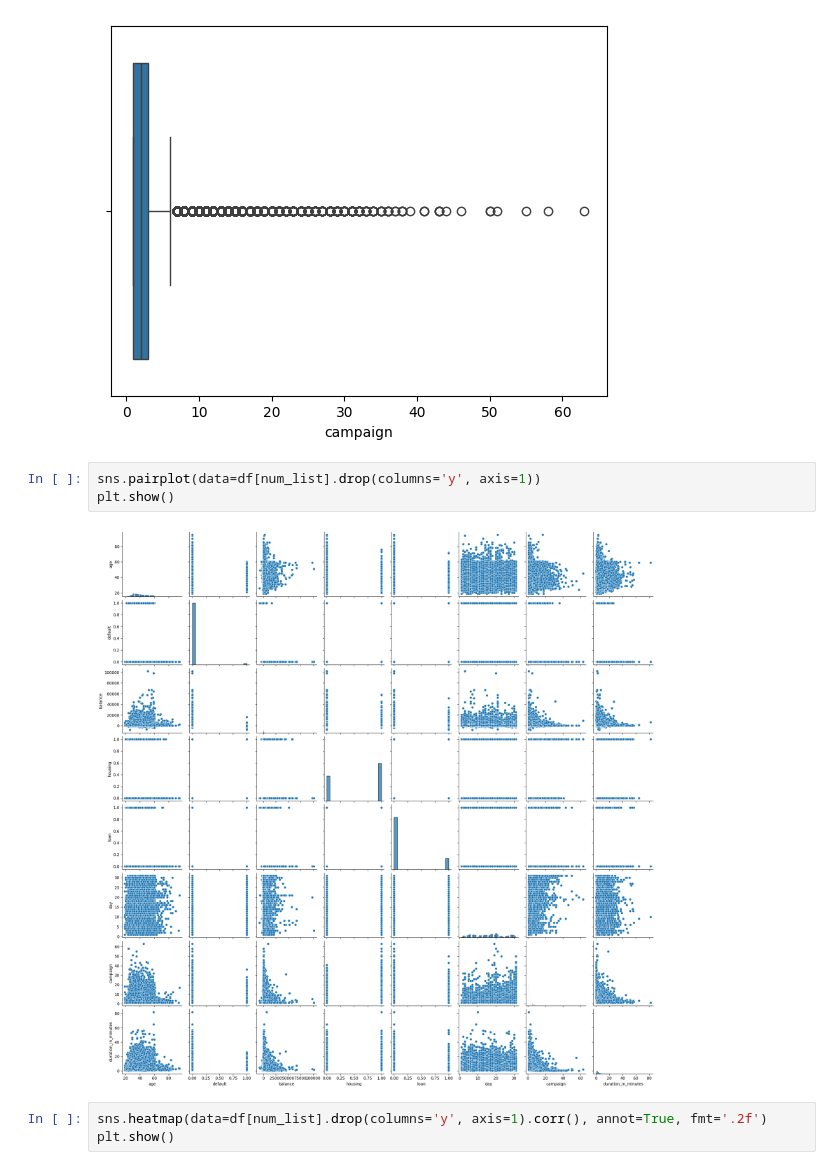
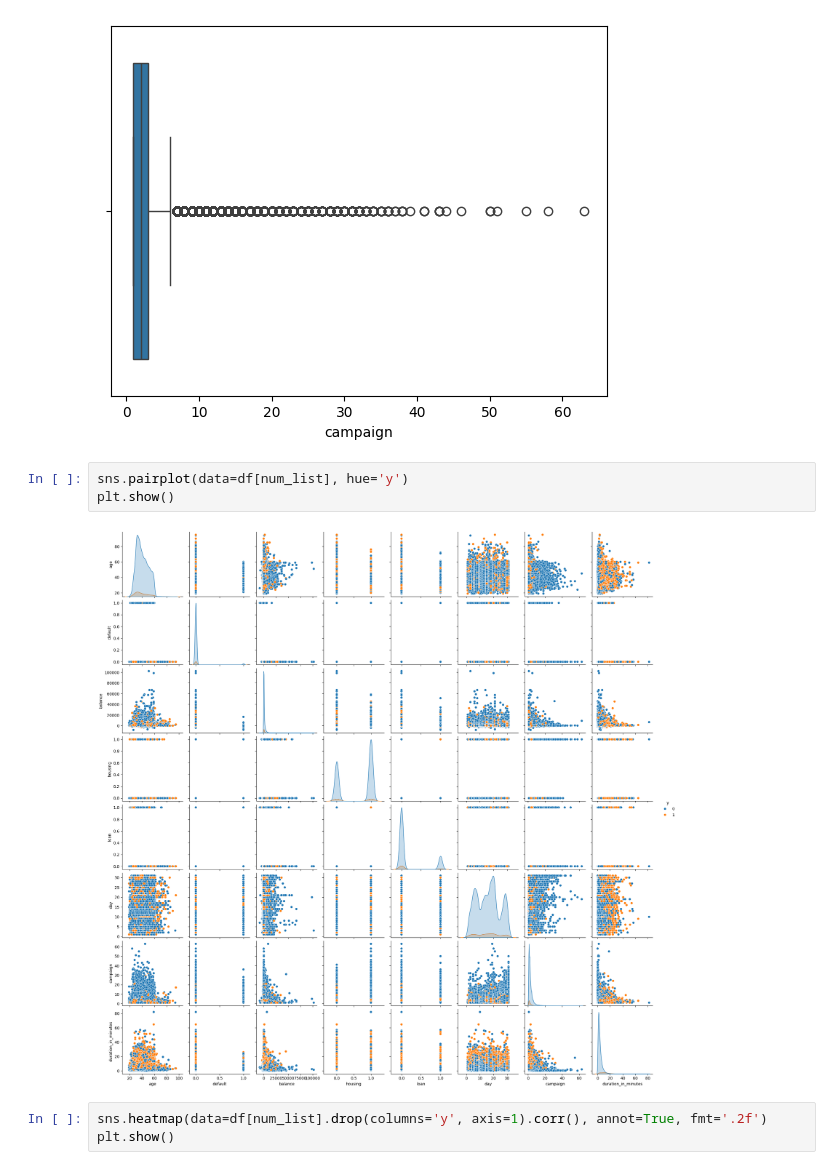
Before and after one commit to SmittyB00p/YeWM9P1Uy7KvrKRS, a Jupyter notebook: eda.ipynb, the cells around one changed output. Drawn from its saved outputs; the diff is of its cells as text.

```diff
--- a/eda.ipynb
+++ b/eda.ipynb
@@ -362,10 +362,10 @@ plt.show()
 # %% [output]
 [figure]
 # %%
-sns.pairplot(data=df[num_list].drop(columns='y', axis=1))
+sns.pairplot(data=df[num_list], hue='y')
 plt.show()
 # %% [output]
-[figure, old version]
+[figure, new version]
 # %%
 sns.heatmap(data=df[num_list].drop(columns='y', axis=1).corr(), annot=True, fmt='.2f')
 plt.show()
```
Also changed, not shown: 4 other files.
